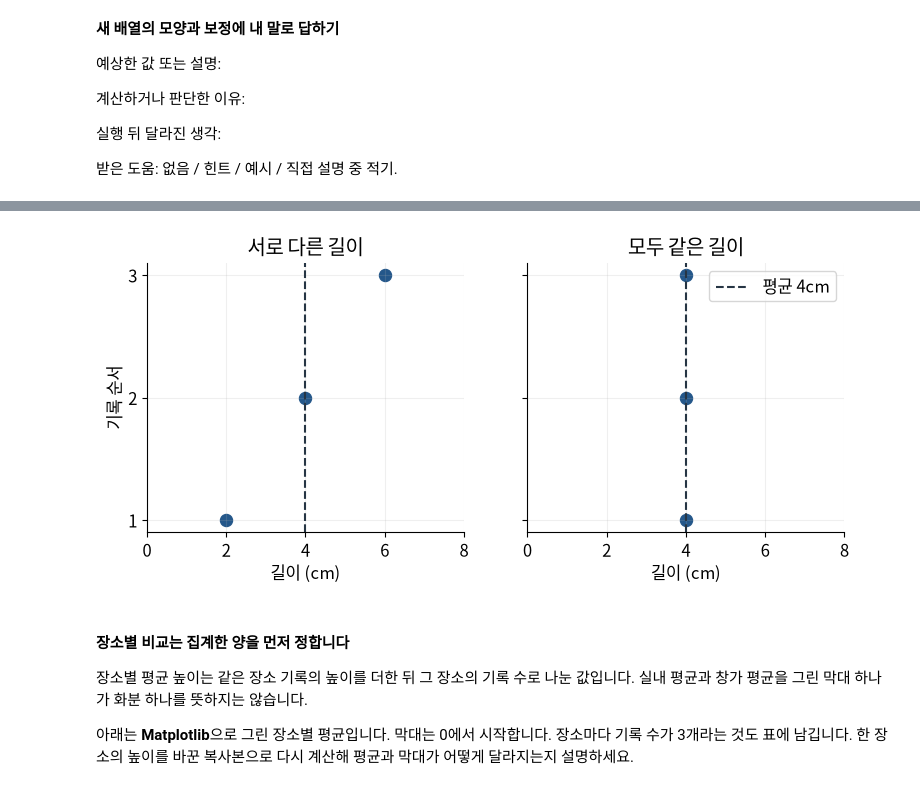
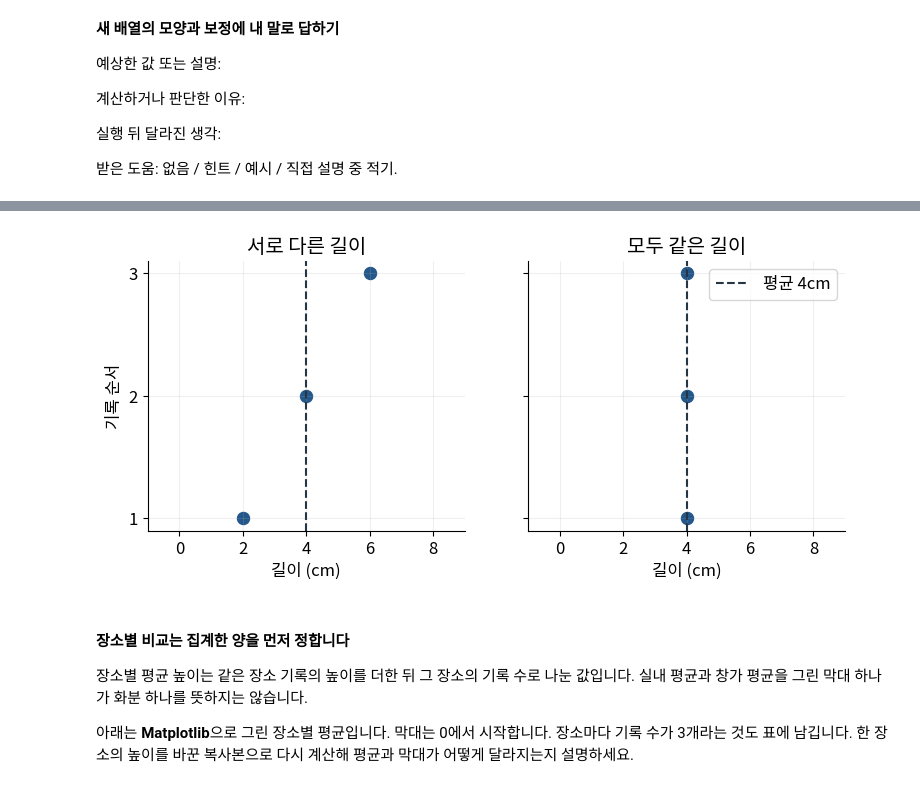
Before and after one commit to jlee-ax/AI-Olympiad, a Jupyter notebook: lessons/week01/week01_python_tables.ipynb, the cells around one changed output, grey strips where cells are left out. Drawn from its saved outputs; the diff is of its cells as text; code cells hidden in the pictures.

```diff
--- a/lessons/week01/week01_python_tables.ipynb
+++ b/lessons/week01/week01_python_tables.ipynb
@@ -824,16 +862,16 @@ print("입력 자료형:", grid.dtype)
 # %%
 fig, axes = plt.subplots(1, 2, figsize=(9, 3.5), sharex=True, sharey=True)
 groups = [("서로 다른 길이", [2, 4, 6]), ("모두 같은 길이", [4, 4, 4])]
 for ax, (name, group) in zip(axes, groups):
     ax.scatter(group, [1, 2, 3], s=75, color="#24578A")
     ax.axvline(np.mean(group), color="#263544", linestyle="--", label="평균 4cm")
-    ax.set(title=name, xlabel="길이 (cm)", xlim=(0, 8), yticks=[1, 2, 3])
+    ax.set(title=name, xlabel="길이 (cm)", xlim=(-1, 9), yticks=[1, 2, 3])
     ax.grid(alpha=0.2)
 axes[0].set_ylabel("기록 순서")
 axes[1].legend()
 plt.show()
 # %% [output]
-[figure, old version]
+[figure, new version]
 # %% [markdown]
 #### 장소별 비교는 집계한 양을 먼저 정합니다
 
```
Also changed, not shown: parts of 17 cells of this notebook, 16 other files.
